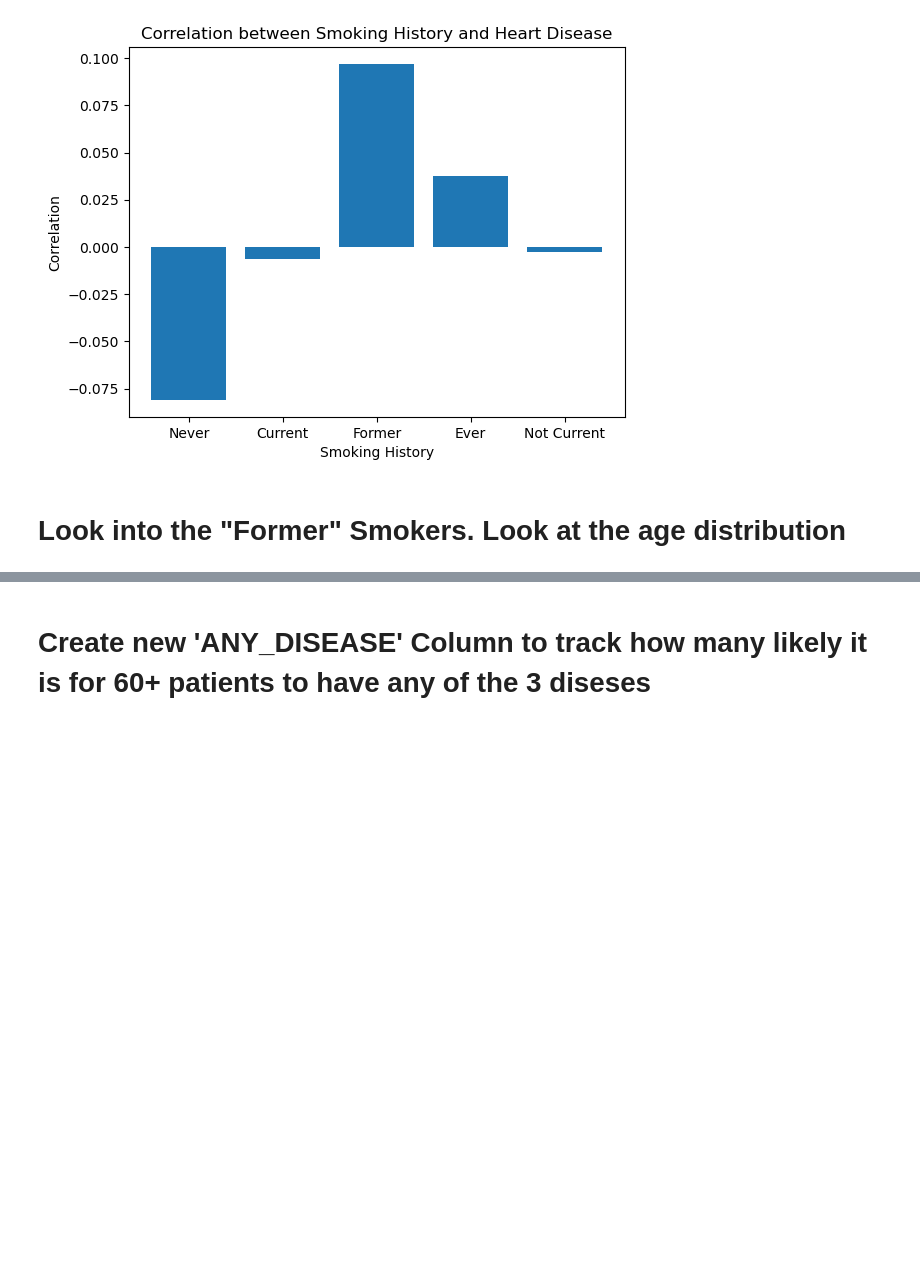
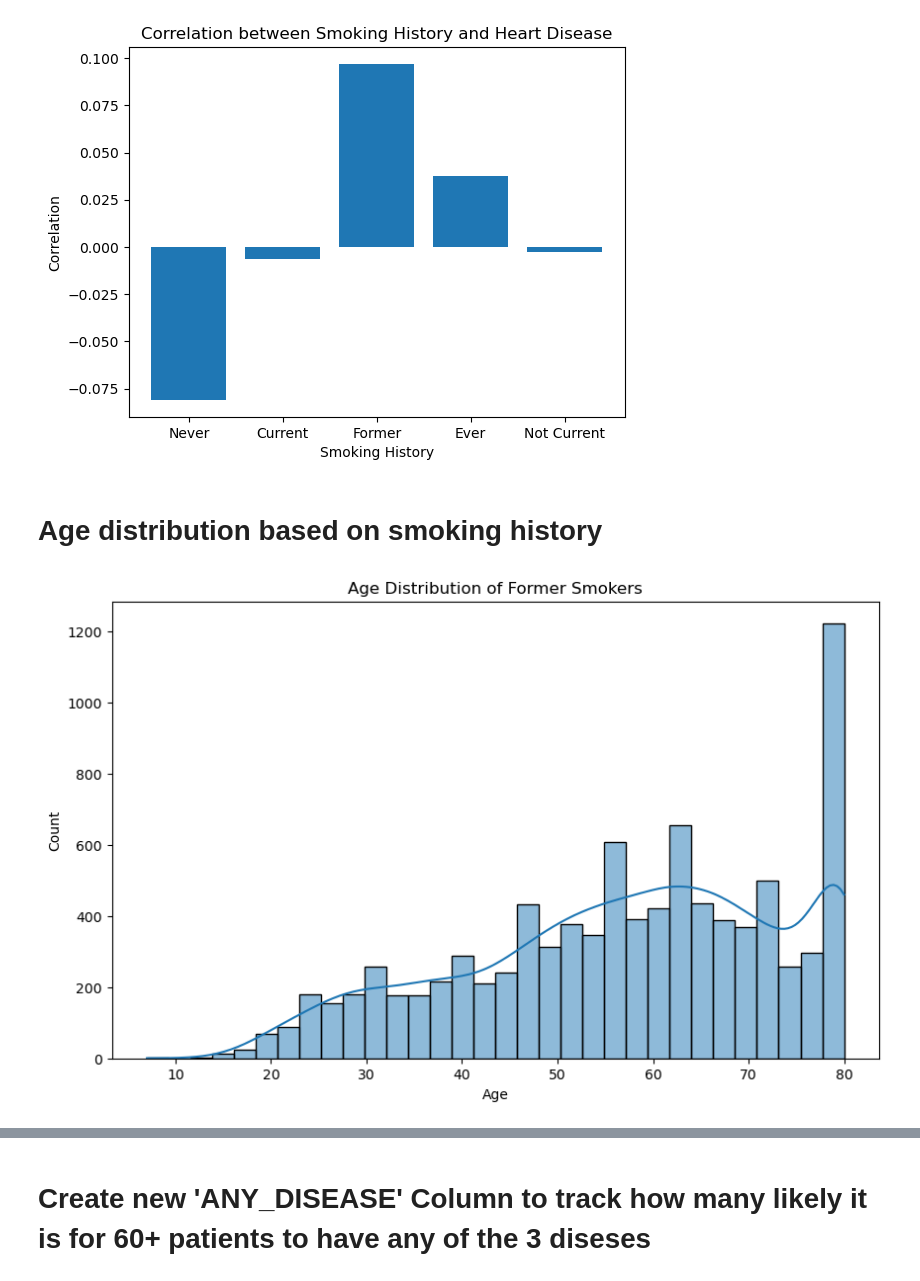
Before and after one commit to ktennant5378/Group-Project-1, a Jupyter notebook: PPP.ipynb, the cells around one changed output, grey strips where cells are left out. Cells and saved outputs as stored; diff of their text form; code cells hidden in the pictures; blank space fills up the shorter version.

```diff
--- a/PPP.ipynb
+++ b/PPP.ipynb
@@ -305,4 +305,18 @@ plt.show()
 # %% [output]
 [figure]
 # %% [markdown]
-# Look into the "Former" Smokers. Look at the age distribution
+# Age distribution based on smoking history
+# %%
+# Create a dataframe with only Former smokers
+former_smokers_df = healthcare_dataset_smoke_df[healthcare_dataset_smoke_df['SMOKING_HISTORY'] == 'former']
+former_smokers_df.head(9299)
+
+# Age distribution of former smokers
+plt.figure(figsize=(10, 6))
+sns.histplot(former_smokers_df['AGE'], kde=True)
+plt.title('Age Distribution of Former Smokers')
+plt.xlabel('Age')
+plt.ylabel('Count')
+plt.show()
+# %% [output]
+[figure, added]
```
Also changed, not shown: parts of 6 cells of this notebook.
